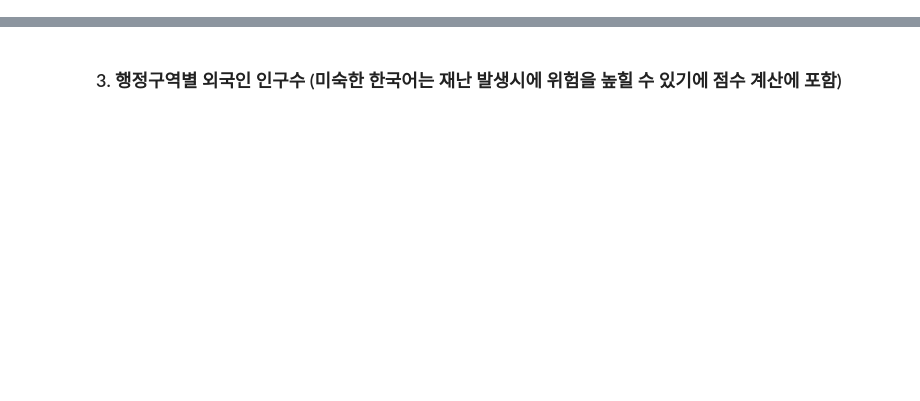
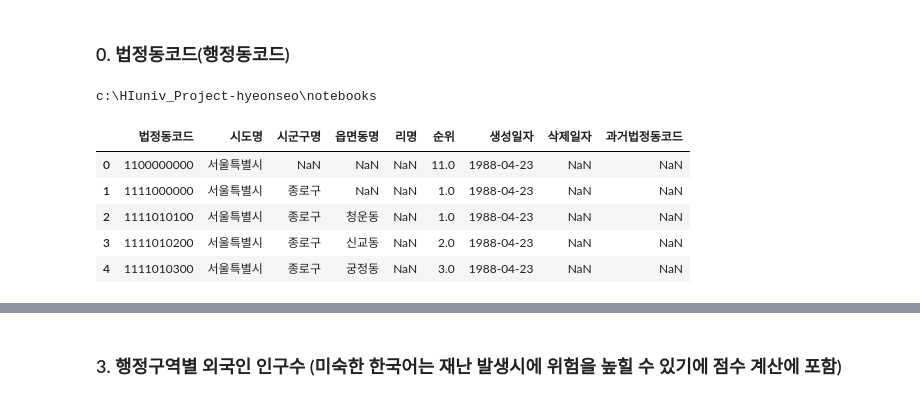
Before and after one commit to prunusmume99/HIuniv_Project, a Jupyter notebook: notebooks/사회취약계층.ipynb, the cells around one changed output, grey strips where cells are left out. Cells and saved outputs as stored; diff of their text form; code cells hidden in the pictures; blank space fills up the shorter version.

```diff
--- a/notebooks/사회취약계층.ipynb
+++ b/notebooks/사회취약계층.ipynb
@@ -0,0 +1,20 @@
+# %% [markdown]
+### 0. 법정동코드(행정동코드)
+# %%
+import os
+print(os.getcwd())
+# %% [output]
+c:\HIuniv_Project-hyeonseo\notebooks
+# %%
+# 행정구역별 코드를 구하기 위해 국토교통부 법정동 코드 csv 파일을 불러온다.
+import pandas as pd
+csv_path = r'../data/raw/국토교통부_전국 법정동_20250415.csv'
+cd = pd.read_csv(csv_path)
+cd.head()
+# %% [output]
+|  | 법정동코드 | 시도명 | 시군구명 | 읍면동명 | 리명 | 순위 | 생성일자 | 삭제일자 | 과거법정동코드 |
+| 0 | 1100000000 | 서울특별시 | NaN | NaN | NaN | 11.0 | 1988-04-23 | NaN | NaN |
+| 1 | 1111000000 | 서울특별시 | 종로구 | NaN | NaN | 1.0 | 1988-04-23 | NaN | NaN |
+| 2 | 1111010100 | 서울특별시 | 종로구 | 청운동 | NaN | 1.0 | 1988-04-23 | NaN | NaN |
+| 3 | 1111010200 | 서울특별시 | 종로구 | 신교동 | NaN | 2.0 | 1988-04-23 | NaN | NaN |
+| 4 | 1111010300 | 서울특별시 | 종로구 | 궁정동 | NaN | 3.0 | 1988-04-23 | NaN | NaN |
```
Also changed, not shown: parts of 36 cells of this notebook, 7 other files.
